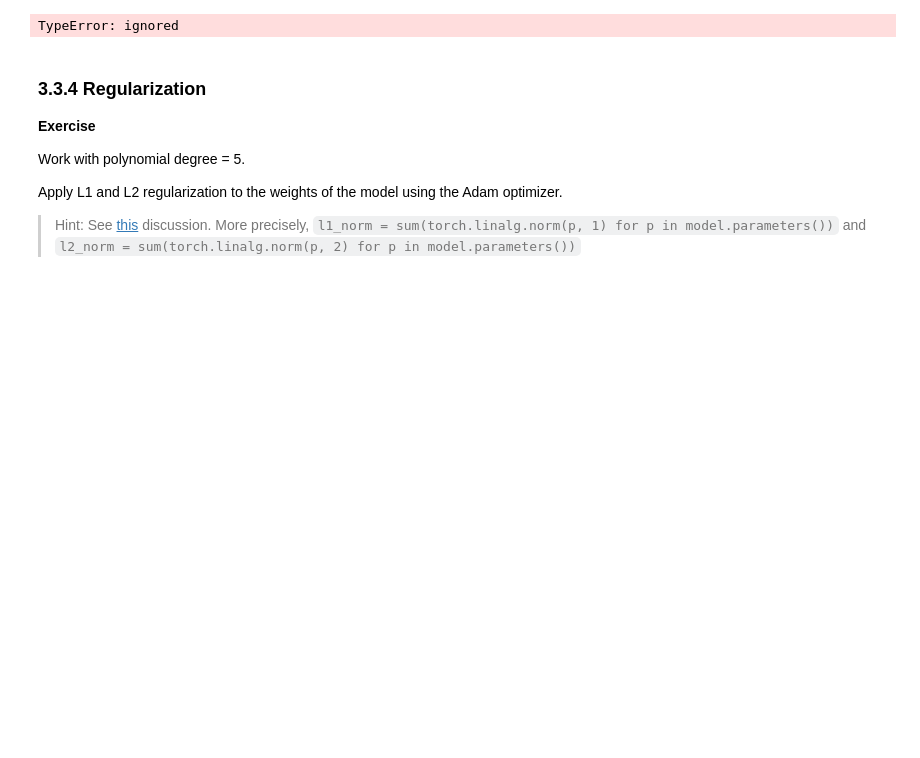
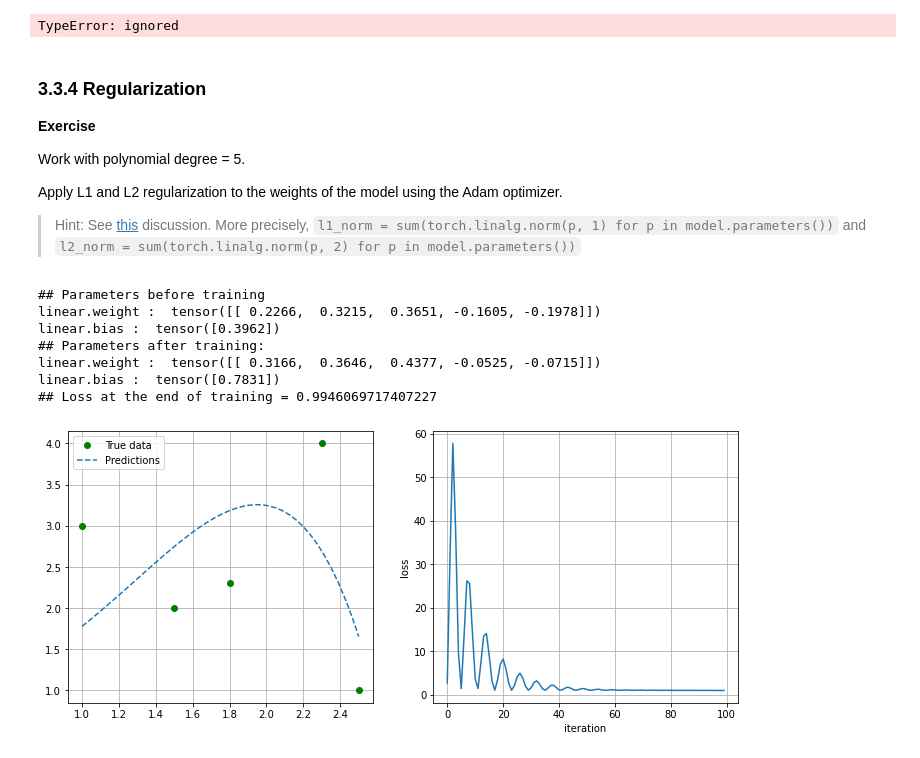
Before and after one commit to JoakimPSandberg/MachineLearning, a Jupyter notebook: exercise/3_optimization.ipynb, the cells around one changed output. Cells and saved outputs as stored; diff of their text form; code cells hidden in the pictures; blank space fills up the shorter version.

```diff
--- a/exercise/3_optimization.ipynb
+++ b/exercise/3_optimization.ipynb
@@ -453,7 +453,7 @@ def train(num_iters, model, optimizer, criterion, x_data, y_data, losses, stepwi
         if stepwise_lr:
           scheduler.step(closure)
 
-        if not stepwise:
+        if not stepwise_lr:
           optimizer.step(closure)
 
         losses.append(closure().detach().item())
@@ -648,0 +647,40 @@ Apply L1 and L2 regularization to the weights of the model using the Adam optimi
+# %%
+from math import log1p
+# TODO:
+polynomial_degree = 5
+model = PolynomialModel(polynomial_degree)
+# Use LBFGS for fast convergence, but check valdity of solution.
+# Remember: LBFGS is only an approximate 2nd order optimizer
+#optimizer = torch.optim.LBFGS(model.parameters())
+optimizer = torch.optim.Adam(model.parameters(), lr=0.1)
+criterion = nn.MSELoss()
+
+losses = []
+num_iters = 100
+
+train(num_iters, model, optimizer, criterion, x_data, y_data, losses,stepwise_lr=False)
+
+reg = "l1"
+
+if reg=="l1":
+  l1_lambda = 0.001
+  l1_norm = sum(torch.linalg.norm(p, 1) for p in model.parameters())
+  for loss in losses:
+    loss = loss + l1_lambda * l1_norm
+
+elif reg=="l2":
+  l2_lambda = 0.001
+  l2_norm = sum(torch.linalg.norm(p.flatten(), 2)**2 for p in model.parameters())
+  for loss in losses:
+    loss = loss + l2_lambda * l2_norm
+
+plot_progress_polynoial(losses, model, x_data, y_data)
+# %% [output]
+## Parameters before training
+linear.weight :  tensor([[ 0.2266,  0.3215,  0.3651, -0.1605, -0.1978]])
+linear.bias :  tensor([0.3962])
+## Parameters after training:
+linear.weight :  tensor([[ 0.3166,  0.3646,  0.4377, -0.0525, -0.0715]])
+linear.bias :  tensor([0.7831])
+## Loss at the end of training = 0.9946069717407227
+[figure, added]
```
Also changed, not shown: parts of 2 cells of this notebook.
